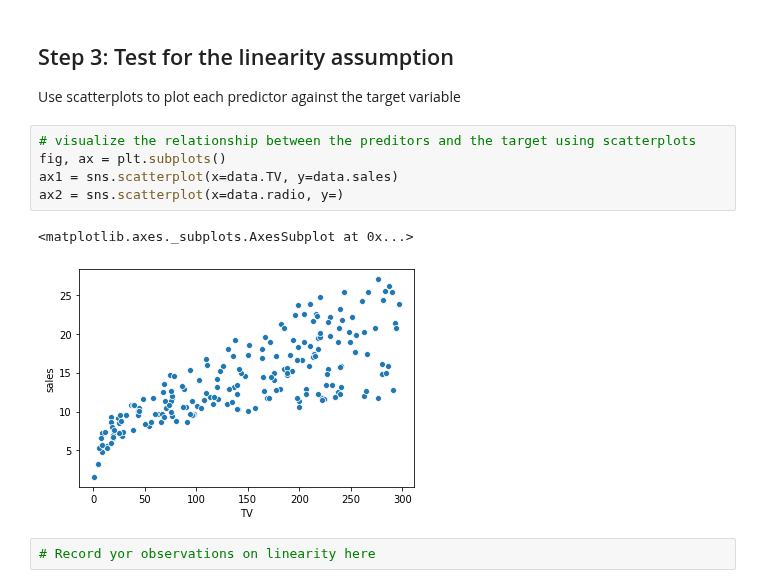
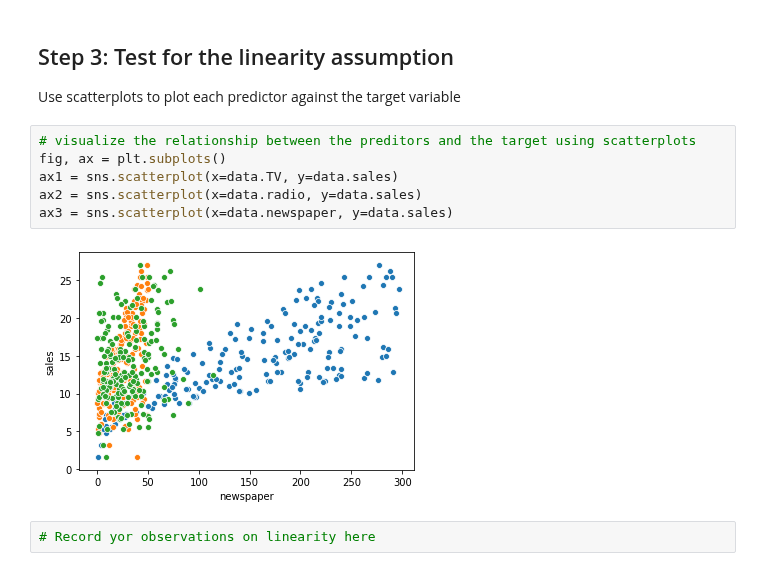
Before and after one commit to daveajstearns/dsc-ols-statsmodels-lab-nyc-ds-021720, a Jupyter notebook: index.ipynb, the cells around one changed output. Cells and saved outputs as stored; diff of their text form.

```diff
--- a/index.ipynb
+++ b/index.ipynb
@@ -78,11 +78,11 @@ Use scatterplots to plot each predictor against the target variable
 # %%
 # visualize the relationship between the preditors and the target using scatterplots
 fig, ax = plt.subplots()
 ax1 = sns.scatterplot(x=data.TV, y=data.sales)
-ax2 = sns.scatterplot(x=data.radio, y=)
+ax2 = sns.scatterplot(x=data.radio, y=data.sales)
+ax3 = sns.scatterplot(x=data.newspaper, y=data.sales)
 # %% [output]
-<matplotlib.axes._subplots.AxesSubplot at 0x...>
-[figure, old version]
+[figure, new version]
 # %%
 # Record yor observations on linearity here
 # %% [markdown]
```
